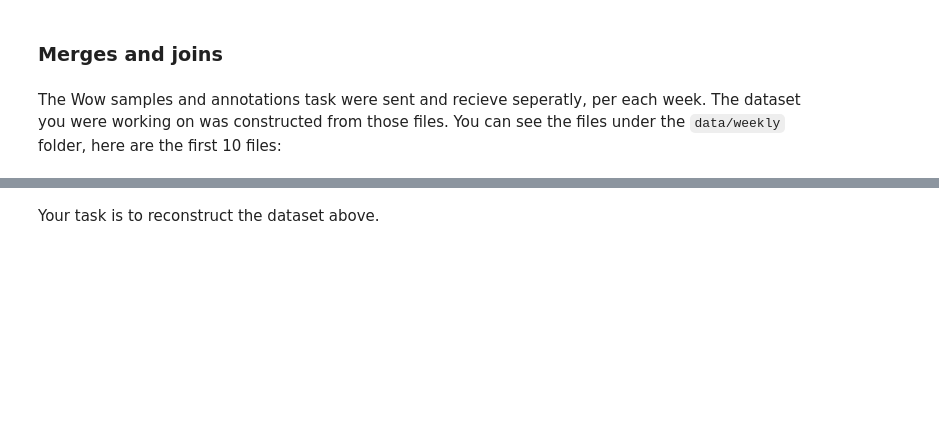
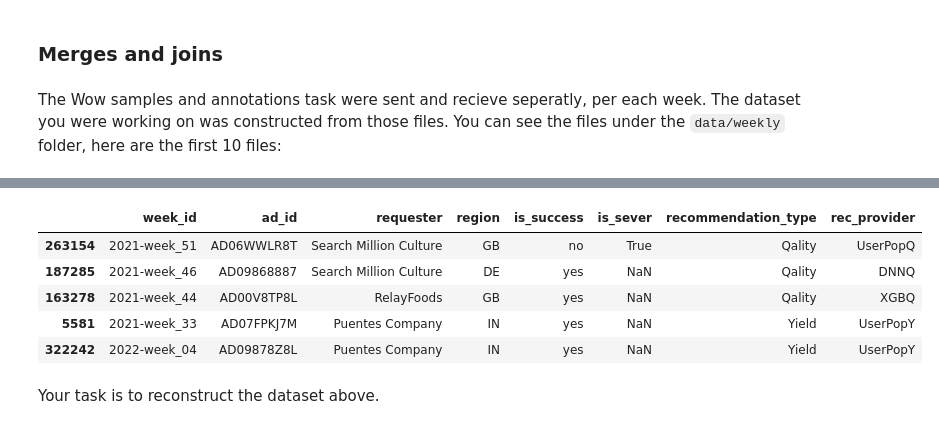
Before and after one commit to charrlz/Python-ML--Pandas, a Jupyter notebook: Exercise_2-Solution_Charlie.ipynb, the cells around one changed output, grey strips where cells are left out. Drawn from its saved outputs; the diff is of its cells as text; code cells hidden in the pictures; blank space fills up the shorter version.

```diff
--- a/Exercise_2-Solution_Charlie.ipynb
+++ b/Exercise_2-Solution_Charlie.ipynb
@@ -1167,2 +1178,12 @@ sorted(weekly_files)[:10]
+# %%
+ad_recs_annotated = pd.read_csv('data/ad_annotations.csv')
+ad_recs_annotated.sample(5)
+# %% [output]
+|  | week_id | ad_id | requester | region | is_success | is_sever | recommendation_type | rec_provider |
+| 263154 | 2021-week_51 | AD06WWLR8T | Search Million Culture | GB | no | True | Qality | UserPopQ |
+| 187285 | 2021-week_46 | AD09868887 | Search Million Culture | DE | yes | NaN | Qality | DNNQ |
+| 163278 | 2021-week_44 | AD00V8TP8L | RelayFoods | GB | yes | NaN | Qality | XGBQ |
+| 5581 | 2021-week_33 | AD07FPKJ7M | Puentes Company | IN | yes | NaN | Yield | UserPopY |
+| 322242 | 2022-week_04 | AD09878Z8L | Puentes Company | IN | yes | NaN | Yield | UserPopY |
 # %% [markdown]
 Your task is to reconstruct the dataset above.
```
Also changed, not shown: parts of 19 cells of this notebook.
